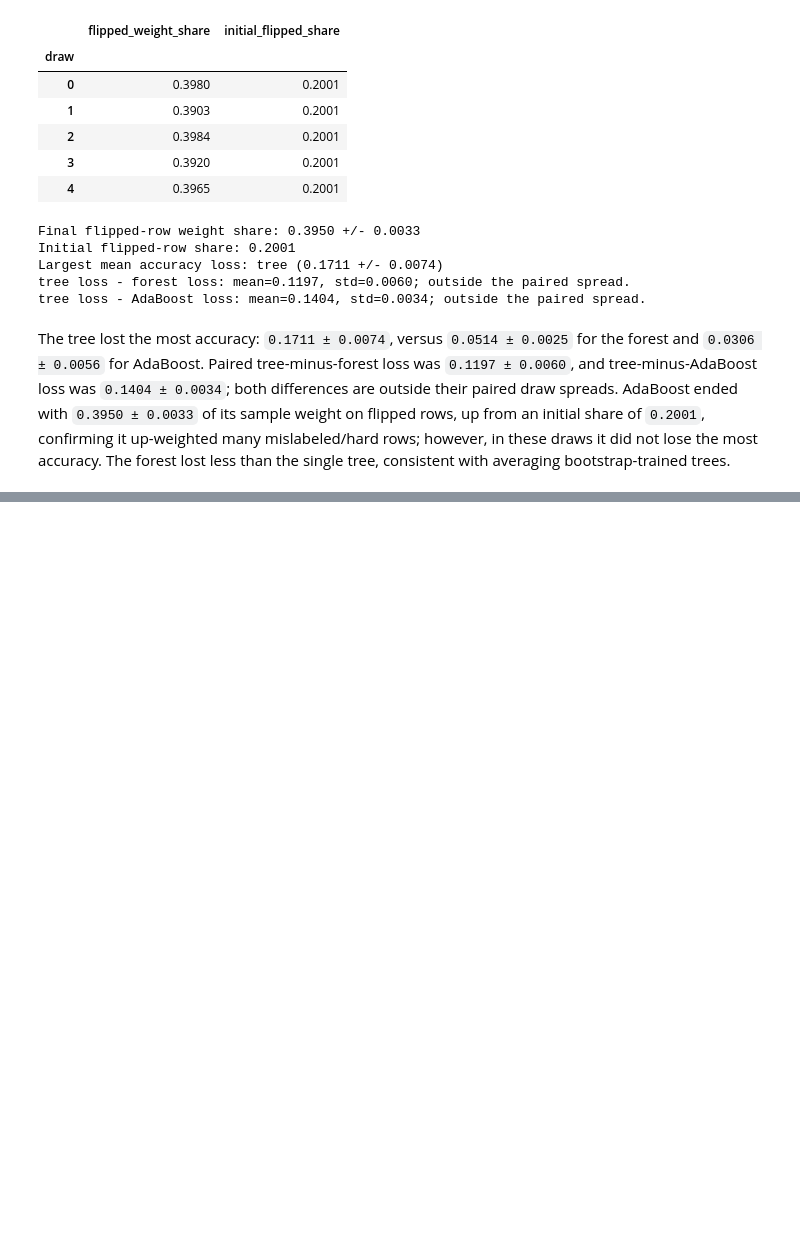
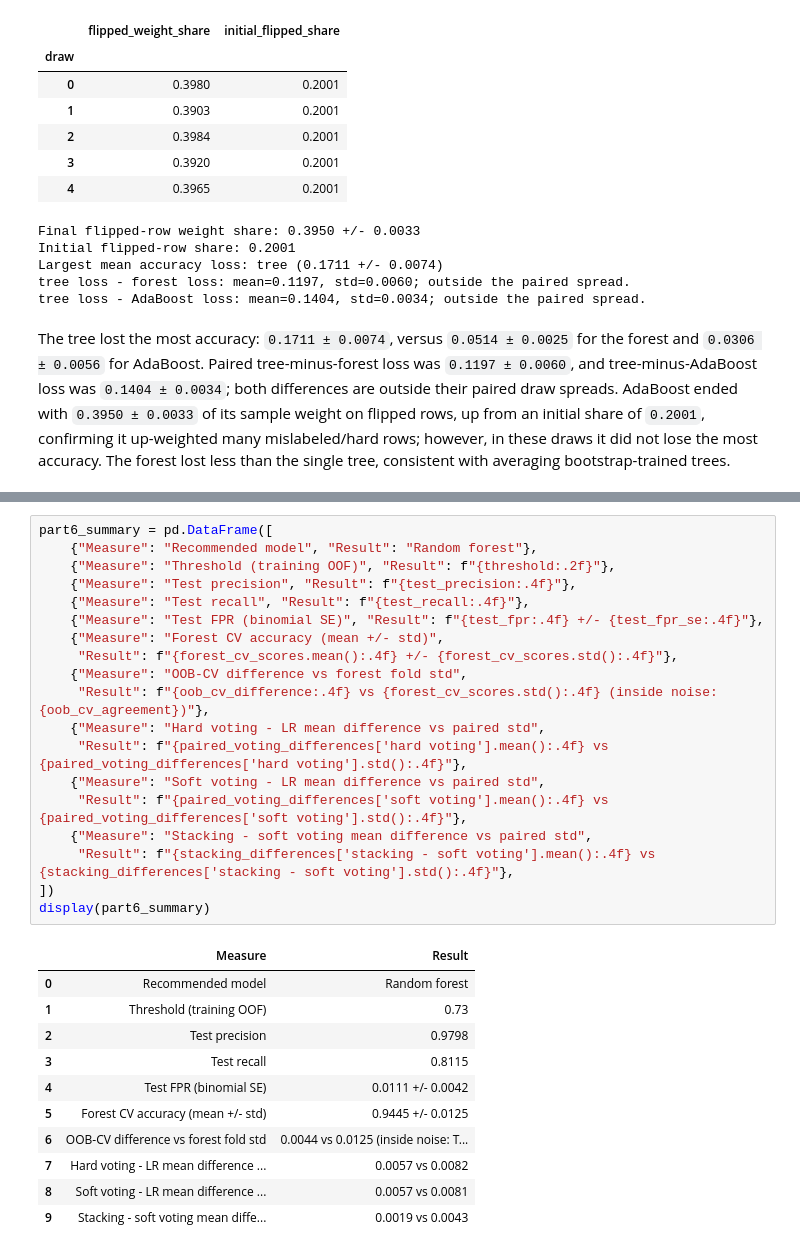
Before and after one commit to NurdauletZhussip-tech/zhussip_ML_task_4, a Jupyter notebook: zhussip_task4.ipynb, the cells around one changed output, grey strips where cells are left out. Cells and saved outputs as stored; diff of their text form; blank space fills up the shorter version.

Commit message:
part6: conclusion, executed notebook, final check

```diff
--- a/zhussip_task4.ipynb
+++ b/zhussip_task4.ipynb
@@ -843,0 +849,31 @@ tree loss - AdaBoost loss: mean=0.1404, std=0.0034; outside the paired spread.
+# %%
+part6_summary = pd.DataFrame([
+    {"Measure": "Recommended model", "Result": "Random forest"},
+    {"Measure": "Threshold (training OOF)", "Result": f"{threshold:.2f}"},
+    {"Measure": "Test precision", "Result": f"{test_precision:.4f}"},
+    {"Measure": "Test recall", "Result": f"{test_recall:.4f}"},
+    {"Measure": "Test FPR (binomial SE)", "Result": f"{test_fpr:.4f} +/- {test_fpr_se:.4f}"},
+    {"Measure": "Forest CV accuracy (mean +/- std)",
+     "Result": f"{forest_cv_scores.mean():.4f} +/- {forest_cv_scores.std():.4f}"},
+    {"Measure": "OOB-CV difference vs forest fold std",
+     "Result": f"{oob_cv_difference:.4f} vs {forest_cv_scores.std():.4f} (inside noise: {oob_cv_agreement})"},
+    {"Measure": "Hard voting - LR mean difference vs paired std",
+     "Result": f"{paired_voting_differences['hard voting'].mean():.4f} vs {paired_voting_differences['hard voting'].std():.4f}"},
+    {"Measure": "Soft voting - LR mean difference vs paired std",
+     "Result": f"{paired_voting_differences['soft voting'].mean():.4f} vs {paired_voting_differences['soft voting'].std():.4f}"},
+    {"Measure": "Stacking - soft voting mean difference vs paired std",
+     "Result": f"{stacking_differences['stacking - soft voting'].mean():.4f} vs {stacking_differences['stacking - soft voting'].std():.4f}"},
+])
+display(part6_summary)
+# %% [output]
+|  | Measure | Result |
+| 0 | Recommended model | Random forest |
+| 1 | Threshold (training OOF) | 0.73 |
+| 2 | Test precision | 0.9798 |
+| 3 | Test recall | 0.8115 |
+| 4 | Test FPR (binomial SE) | 0.0111 +/- 0.0042 |
+| 5 | Forest CV accuracy (mean +/- std) | 0.9445 +/- 0.0125 |
+| 6 | OOB-CV difference vs forest fold std | 0.0044 vs 0.0125 (inside noise: T... |
+| 7 | Hard voting - LR mean difference ... | 0.0057 vs 0.0082 |
+| 8 | Soft voting - LR mean difference ... | 0.0057 vs 0.0081 |
+| 9 | Stacking - soft voting mean diffe... | 0.0019 vs 0.0043 |
```
Also changed, not shown: parts of 5 cells of this notebook.
